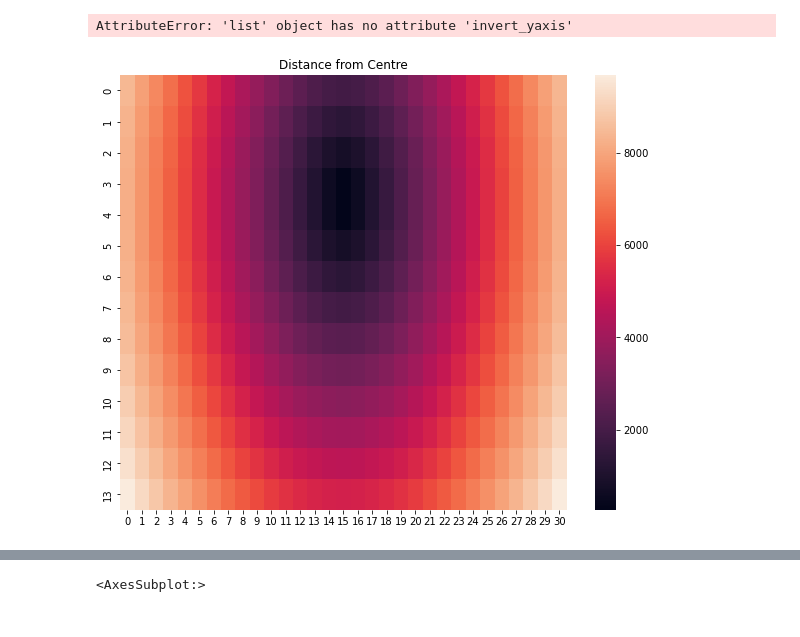
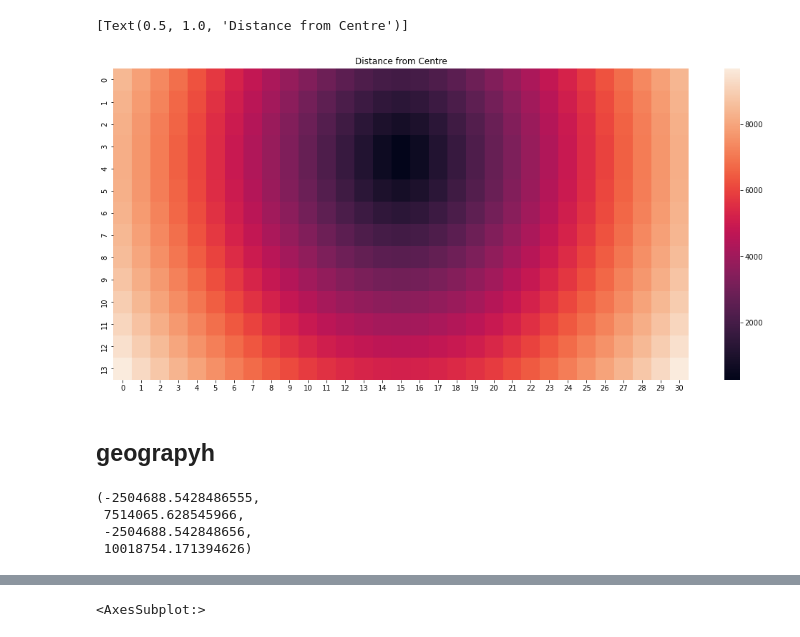
Before and after one commit to simocc/MMCS_project, a Jupyter notebook: preliminary_data_viz..ipynb, the cells around one changed output, grey strips where cells are left out. Drawn from its saved outputs; the diff is of its cells as text; code cells hidden in the pictures.

Commit message:
map plotting

```diff
--- a/preliminary_data_viz..ipynb
+++ b/preliminary_data_viz..ipynb
@@ -35,8 +35,15 @@ df2 = DataFrame(list2[0])
 for i in range(30):
     df2[i+1] = list2[i+1]
 # %%
-fig, ax =plt.subplots(1,1, figsize=(10, 8))
-sns.heatmap(df2).set(title='Distance from Centre').invert_yaxis()
+import contextily as cx
+
+
+
+fig, ax =plt.subplots(1,1, figsize=(18, 8))
+sns.heatmap(df2).set(title='Distance from Centre')
+cx.add_basemap(ax, crs=NL_shape.crs, source=cx.providers.OpenStreetMap.Mapnik)
 # %% [output]
-AttributeError: 'list' object has no attribute 'invert_yaxis'
+[Text(0.5, 1.0, 'Distance from Centre')]
-[figure, old version]
+[figure, new version]
+# %% [markdown]
+## geograpyh
@@ -42,0 +89,8 @@ AttributeError: 'list' object has no attribute 'invert_yaxis'
+# %%
+ghent_img.shape
+ghent_ext
+# %% [output]
+(-2504688.5428486555,
+ 7514065.628545966,
+ -2504688.542848656,
+ 10018754.171394626)
```
Also changed, not shown: parts of 9 cells of this notebook, 1 other file.
